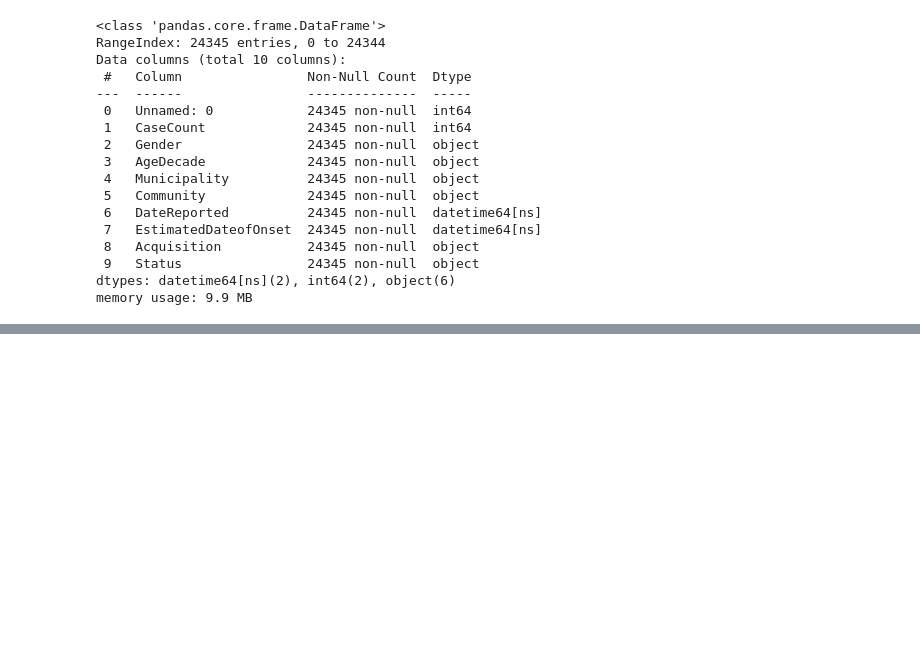
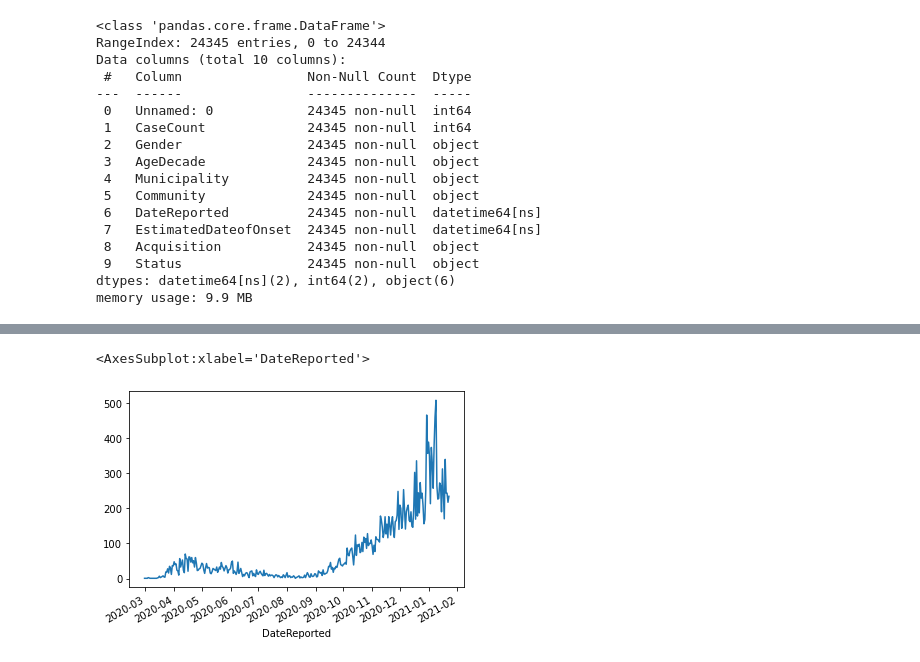
Before and after one commit to jcpedz/Pandas-excercises, a Jupyter notebook: Exercise_02.ipynb, the cells around one changed output, grey strips where cells are left out. Saved outputs shown, nothing was run; the diff lists cells and outputs as text; code cells hidden in the pictures; blank space fills up the shorter version.

```diff
--- a/Exercise_02.ipynb
+++ b/Exercise_02.ipynb
@@ -23,3 +26,9 @@ Data columns (total 10 columns):
  9   Status                24345 non-null  object
 dtypes: datetime64[ns](2), int64(2), object(6)
 memory usage: 9.9 MB
+# %%
+# change data in 'AgeDecade' and convert type to numeric
+old_data = ['100s','90s','80s','70s','60s','50s','40s','30s','20s','Under 20']
+new_data = ['100','90','80','70','60','50','40','30','20','10']
+df['AgeDecade'] = df['AgeDecade'].replace(old_data,new_data)
+df['AgeDecade'] = pd.to_numeric(df['AgeDecade'])
@@ -25,0 +55,2 @@ memory usage: 9.9 MB
+# %%
+df.drop(columns=['Unnamed: 0'], inplace=True)
@@ -25,0 +68,2 @@ memory usage: 9.9 MB
+# %%
+df.set_index('DateReported', inplace=True)
@@ -25,0 +87,5 @@ memory usage: 9.9 MB
+# %%
+df.groupby('DateReported').Municipality.count().plot()
+# %% [output]
+<AxesSubplot:xlabel='DateReported'>
+[figure, added]
```
Also changed, not shown: parts of 13 cells of this notebook.
